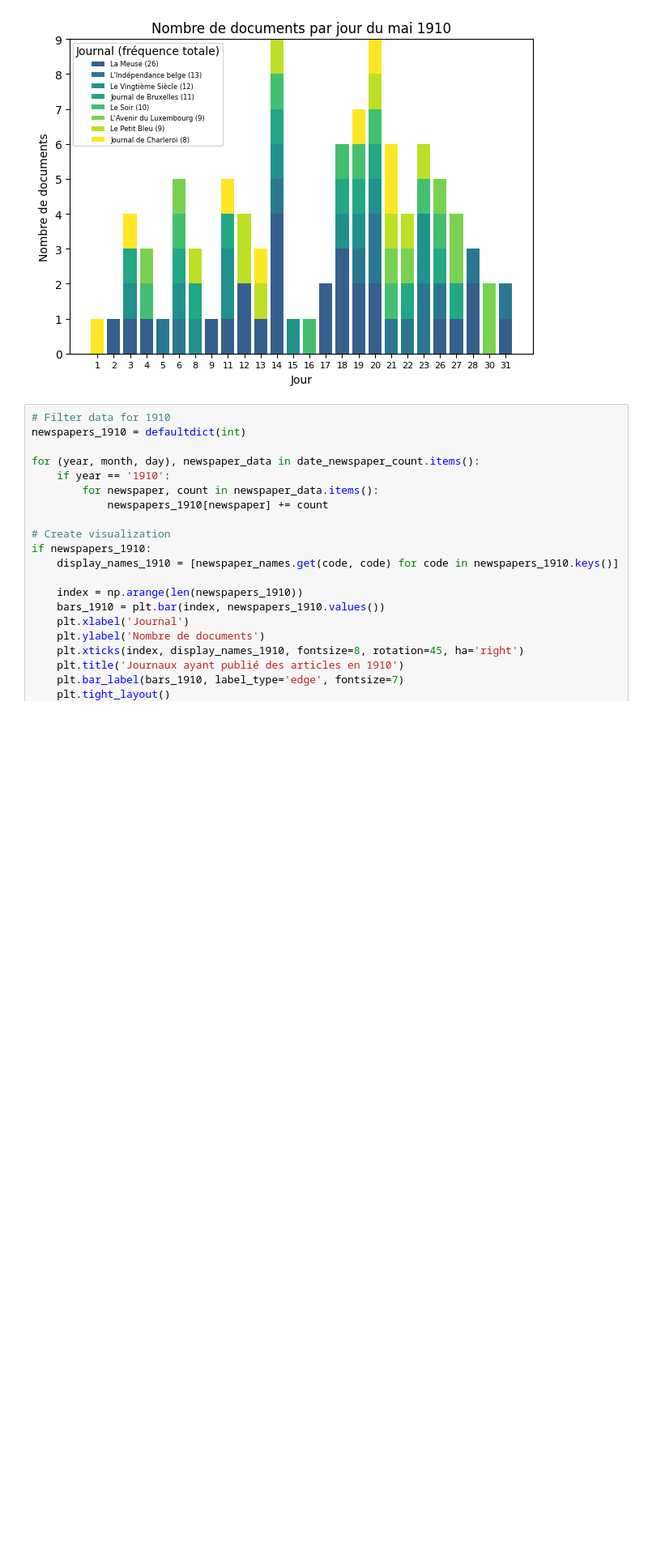
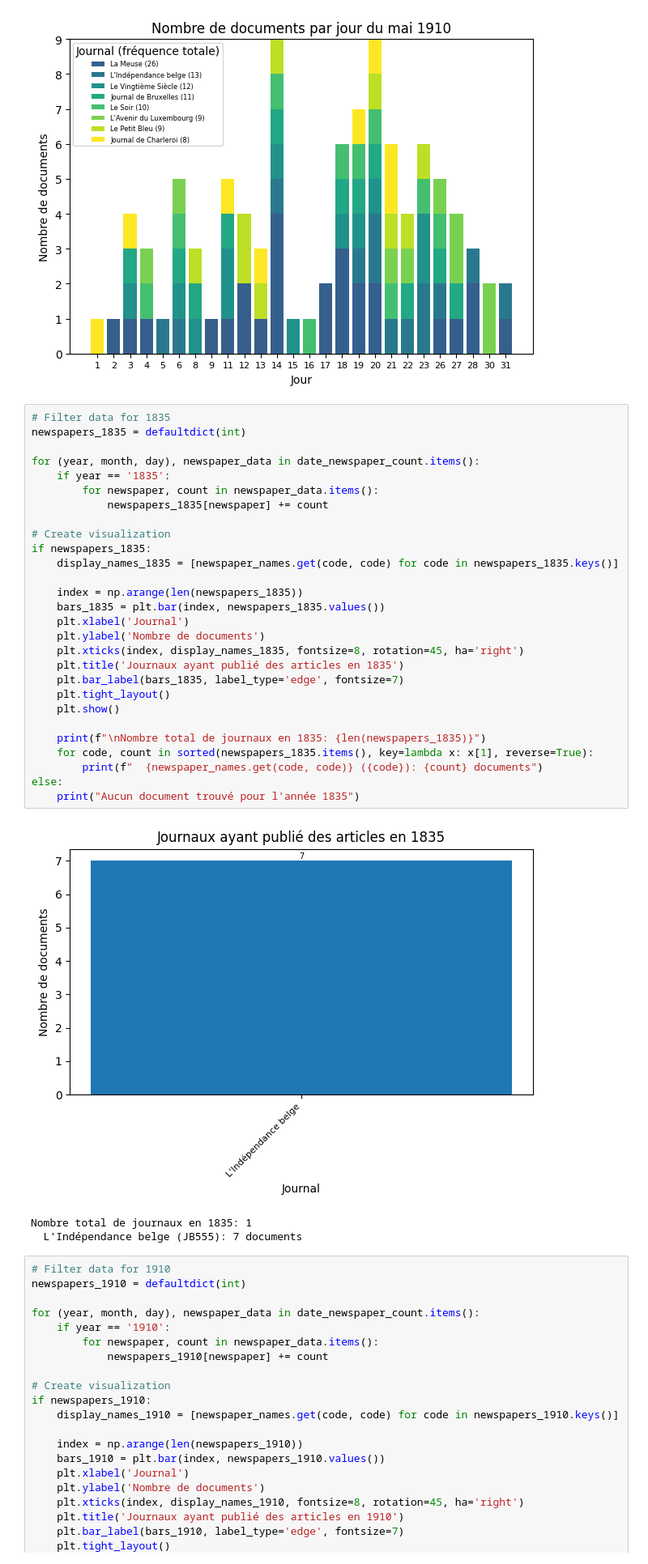
Before and after one commit to CasiaLogan/tac, a Jupyter notebook: tps/tp4/preparer_halley.ipynb, the cells around one changed output. Shown at 81% size. Saved outputs shown, nothing was run; the diff lists cells and outputs as text; blank space fills up the shorter version.

```diff
--- a/tps/tp4/preparer_halley.ipynb
+++ b/tps/tp4/preparer_halley.ipynb
@@ -223,6 +223,38 @@ plt.tight_layout()
 plt.show()
 # %% [output]
 [figure]
+# %%
+# Filter data for 1835
+newspapers_1835 = defaultdict(int)
+
+for (year, month, day), newspaper_data in date_newspaper_count.items():
+    if year == '1835':
+        for newspaper, count in newspaper_data.items():
+            newspapers_1835[newspaper] += count
+
+# Create visualization
+if newspapers_1835:
+    display_names_1835 = [newspaper_names.get(code, code) for code in newspapers_1835.keys()]
+
+    index = np.arange(len(newspapers_1835))
+    bars_1835 = plt.bar(index, newspapers_1835.values())
+    plt.xlabel('Journal')
+    plt.ylabel('Nombre de documents')
+    plt.xticks(index, display_names_1835, fontsize=8, rotation=45, ha='right')
+    plt.title('Journaux ayant publié des articles en 1835')
+    plt.bar_label(bars_1835, label_type='edge', fontsize=7)
+    plt.tight_layout()
+    plt.show()
+
+    print(f"\nNombre total de journaux en 1835: {len(newspapers_1835)}")
+    for code, count in sorted(newspapers_1835.items(), key=lambda x: x[1], reverse=True):
+        print(f"  {newspaper_names.get(code, code)} ({code}): {count} documents")
+else:
+    print("Aucun document trouvé pour l'année 1835")
+# %% [output]
+[figure, added]
+Nombre total de journaux en 1835: 1
+  L'Indépendance belge (JB555): 7 documents
 # %%
 # Filter data for 1910
 newspapers_1910 = defaultdict(int)
```
Also changed, not shown: 5 other files.
